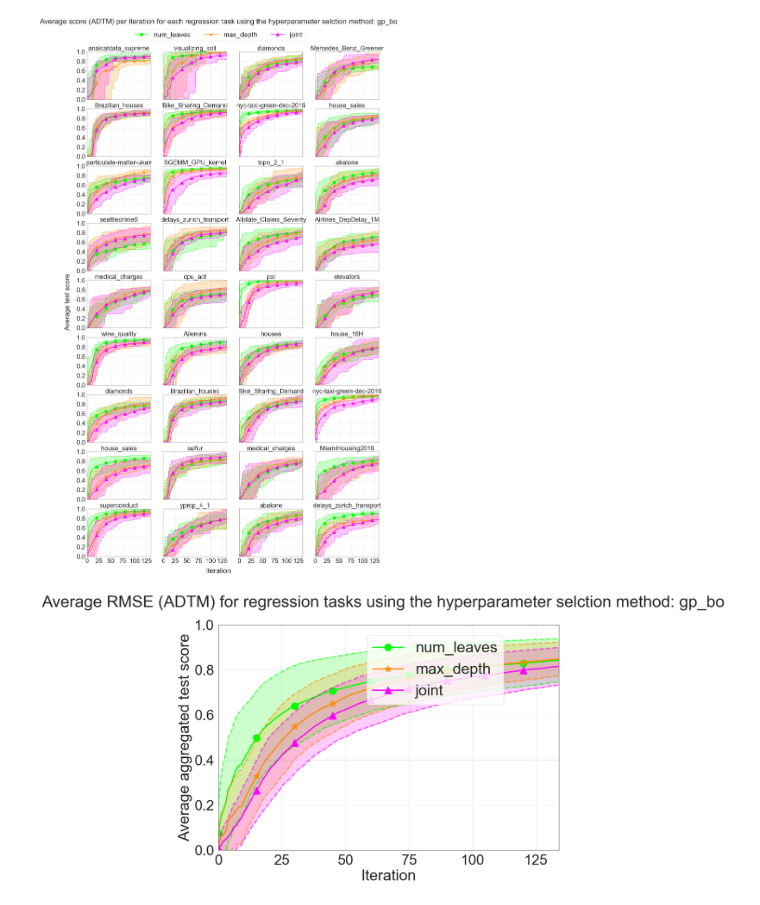
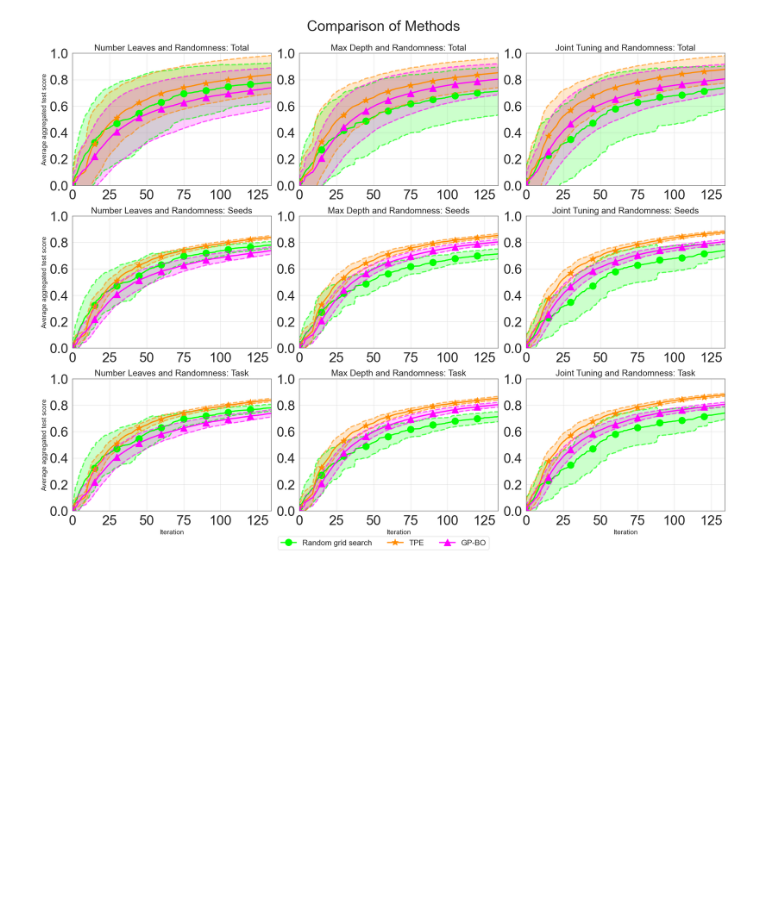
Before and after one commit to fl0risk/CSHS, a Jupyter notebook: compare_tuning_methods.ipynb, the cells around one changed output. Drawn from its saved outputs; the diff is of its cells as text; code cells hidden in the pictures; blank space fills up the shorter version.

Commit message:
Task_2 done

```diff
--- a/compare_tuning_methods.ipynb
+++ b/compare_tuning_methods.ipynb
@@ -9,9 +11,21 @@ scores_NL, scores_MD, scores_J, names = create_scores_dict(False,False)
 # %%
-scores = [scores_NL,scores_MD, scores_J]
-plot_scores_per_task_tuning_methods(scores,'gp_bo',names,False,True,True,False)
+# scores = [scores_NL,scores_MD, scores_J]
+# scores_class = [scores_NL_class,scores_MD_class, scores_J_class]
+# RMSE = [RMSE_NL,RMSE_MD, RMSE_J]
+# RMSE_class = [RMSE_NL_class,RMSE_MD_class, RMSE_J_class]
+# dump(scores,'scores.joblib')
+# dump(scores_class,'scores_class.joblib')
+# dump(RMSE, 'RSME.joblib')
+# dump(RMSE_class, 'RSME_class.joblib')
+# dump(names_class, 'names_class.joblib')
+# dump(names, 'names.joblib')
-# %% [output]
-[figure, removed]
-# %%
-plot_scores_aggregated_tasks_per_tuning_method(scores,'gp_bo',False, True,True,2,True)
-# %% [output]
-[figure, removed]
+# %%
+scores = load('scores.joblib')
+scores_class = load('scores_class.joblib')
+RMSE = load('RSME.joblib')
+names = load('names.joblib')
+names_class = load('names_class.joblib')
+# %%
+compare_method(scores, False, False, False)
+# %% [output]
+[figure, added]
```
Also changed, not shown: parts of 3 cells of this notebook, 11 other files.
